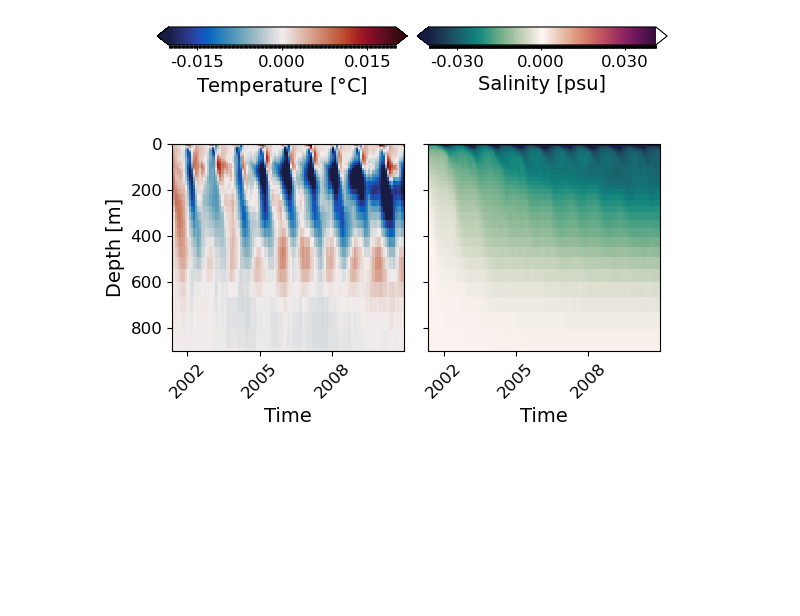
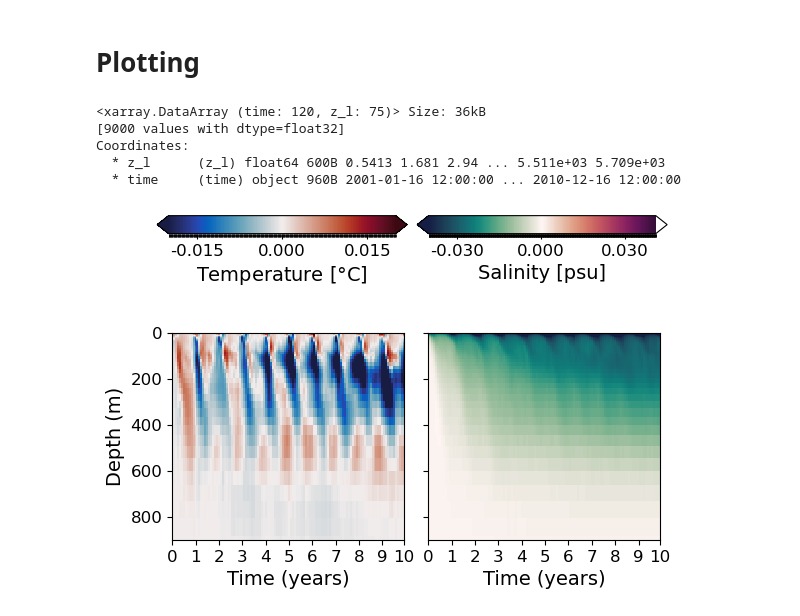
Before and after one commit to adele-morrison/panan-meltwater, a Jupyter notebook: notebooks/salinity_analysis/Hovmoller_Pan005.ipynb, the cells around one changed output. Drawn from its saved outputs; the diff is of its cells as text; code cells hidden in the pictures; blank space fills up the shorter version.

Commit message:
figure fixing

```diff
--- a/notebooks/salinity_analysis/Hovmoller_Pan005.ipynb
+++ b/notebooks/salinity_analysis/Hovmoller_Pan005.ipynb
@@ -240,3 +127,16 @@ distributed.comm.core.CommClosedError: in <TCP (closed) Ephemeral Worker->Worker
+# %% [markdown]
+# Plotting
+# %%
+temp_hov = xr.open_dataarray('/g/data/g40/kc5856/access_panan_ssp126_SWMT/hov_temp_pan005.nc')
+salt_hov = xr.open_dataarray('/g/data/g40/kc5856/access_panan_ssp126_SWMT/salt_temp_pan005.nc')
+# %%
+temp_hov
+# %% [output]
+<xarray.DataArray (time: 120, z_l: 75)> Size: 36kB
+[9000 values with dtype=float32]
+Coordinates:
+  * z_l      (z_l) float64 600B 0.5413 1.681 2.94 ... 5.511e+03 5.709e+03
+  * time     (time) object 960B 2001-01-16 12:00:00 ... 2010-12-16 12:00:00
 # %%
 def plot_hovmoller_shelf(fsize = 14, date_format = mdates.DateFormatter('%Y')):
 
@@ -251,11 +151,25 @@ def plot_hovmoller_shelf(fsize = 14, date_format = mdates.DateFormatter('%Y')):
     ax = [fig.add_subplot(grid[:30, :30]), fig.add_subplot(grid[:30, 33:63])]
 
     for i in range(len(ax)):
-        ax[i].tick_params(axis='x', labelrotation=45)
+        ax[i].tick_params(axis='x')#, labelrotation=45)
         if i != 0 and i != 2:
             ax[i].set_yticklabels([])
 
     return fig, ax
+# %%
+# Original monthly time coordinates
+time_vals = temp_hov.time.values
+n_years = 10
+months_per_year = 12
+
+# Tick positions: start of each year
+tick_positions = time_vals[::months_per_year].tolist()  # first month of each year
+
+# Add the very last month as the final tick
+tick_positions.append(time_vals[-1])
+
+# Tick labels: 0, 1, ..., 10
+tick_labels = np.arange(0, n_years + 1)
 # %%
 #Shelf area plot
 
@@ -279,33 +193,45 @@ cf_salt = salt_hov.cf.plot(ax = ax[1],
                                y = 'vertical',
                                add_colorbar = False,
                                label = None,
                                cmap = cm.curl)
 
 ## Beautification details
 for i in range(len(ax)):
     if i < 2:
-        ax[i].set_xlabel("Time")
+        ax[i].set_xlabel("Time (years)")
         ax[i].set_ylim(900, 0)
         ax[i].set_xlim(500,4000)
     else:
         ax[i].set_xlabel("")
         ax[i].set_xlim(500,4000)
         ax[i].set_ylim(5000, 900)
-ax[0].set_ylabel("Depth [m]")
+
+# Apply to both axes
+for ax_i in [ax[0], ax[1]]:
+    ax_i.set_xticks(tick_positions)
+    ax_i.set_xticklabels(tick_labels)
+
+ax[0].set_ylabel("Depth (m)")
+
 ax[1].set_ylabel("")
 
 # Colorbars
 bar = plt.axes([0.11, 0.99, 0.25, 0.02])
 cbar_1 = plt.colorbar(cf_temp, cax = bar, orientation = 'horizontal', extend='both', format= '%.3f')
 cbar_1.set_label("Temperature [$\degree$C]")
+
+## Temperature colorbar (vertical on the right)
+#bar = plt.axes([0.92, 0.55, 0.02, 0.25])  # [left, bottom, width, height]
+#cbar_1 = plt.colorbar(cf_temp, cax=bar, orientation='vertical', extend='both', format='%.3f')
+#cbar_1.set_label("Temperature [$\degree$C]")
 
 bar = plt.axes([0.37, 0.99, 0.25, 0.02])
 cbar_2 = plt.colorbar(cf_salt, cax = bar, orientation = 'horizontal', extend='both', format= '%.3f')
 cbar_2.set_label("Salinity [psu]")
 
 for cbar in [cbar_1, cbar_2]:
     tick_locator = ticker.MaxNLocator(nbins=3) ## The ticker needs to called within the loop
     cbar.locator = tick_locator
     cbar.update_ticks()
 # %% [output]
-[figure, old version]
+[figure, new version]
```
Also changed, not shown: parts of 11 cells of this notebook, 5 other files.
